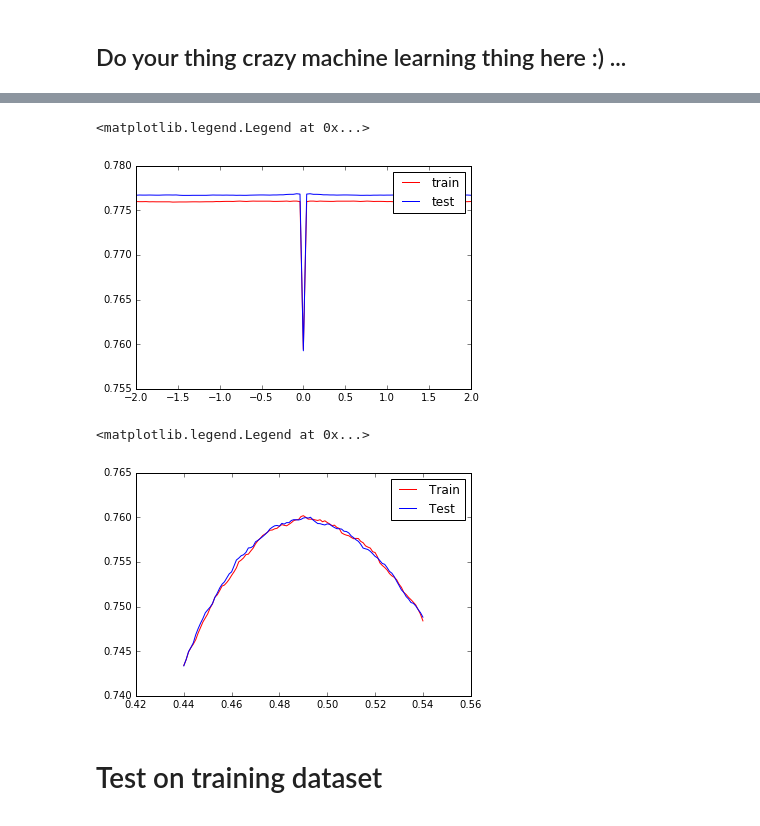
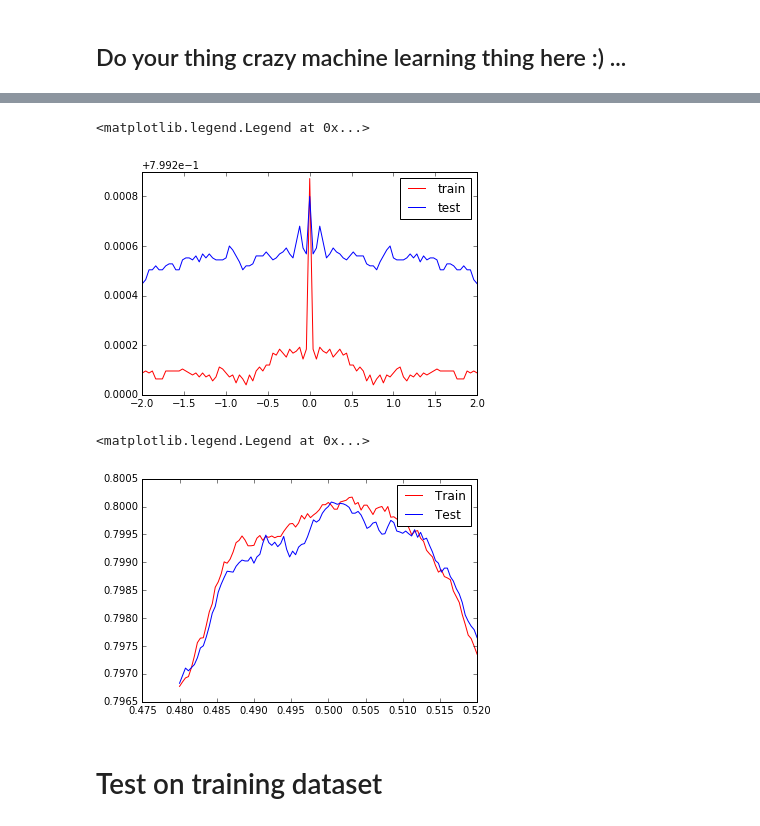
Before and after one commit to deatinor/MachineLearningP1, a Jupyter notebook: scripts/project1.ipynb, the cells around one changed output, grey strips where cells are left out. Cells and saved outputs as stored; diff of their text form; code cells hidden in the pictures.

Commit message:
Best results so far - power 6 - better results maybe possible with better preprocessing

```diff
--- a/scripts/project1.ipynb
+++ b/scripts/project1.ipynb
@@ -197,15 +197,18 @@ tX.shape
 # %% [output]
 (250000, 30)
 # %%
-def build_poly(tX,degree,ones=True):
+def build_poly(tX,degree,ones=True,columns_to_consider=False):
+    if not columns_to_consider:
+        columns_to_consider=range(tX.shape[1])
     # Add ones column
     if ones:
         ones=np.ones(tX.shape[0]).reshape([tX.shape[0],1])
         tX=np.concatenate((tX,ones),axis=1)
+    # Add power of the matrix
     for i in range(2,degree+1):
-        tX=np.concatenate((tX,tX[:,range(30)]**i),axis=1)
+        tX=np.concatenate((tX,tX[:,columns_to_consider]**i),axis=1)
     return tX
 # %%
-tX=build_poly(tX,3)
+tX=build_poly(tX,6)
 tX.shape
 # %% [output]
@@ -434,39 +418,39 @@ plt.plot(lambdas,perc_te,label='test')
 plt.legend()
 # %% [output]
 <matplotlib.legend.Legend at 0x...>
-[figure, old version]
+[figure, new version]
 # %%
 # Basic implementation of logistic regression using the least squares
 def logistic_regression(y,tx,tx_test,threshold=0.5):
     mse,w=least_squares(y,tx)
 
     y_prev=tx.dot(w)
     y_prev=1/(1+np.exp(-y_prev))
     output_train=np.ones(y_prev.shape[0])
     output_train[np.where(y_prev<threshold)] = -1
 
     y_test=tx_test.dot(w)
     y_test=1/(1+np.exp(-y_test))
     output_test=np.ones(y_test.shape[0])
     output_test[np.where(y_test<threshold)] = -1
 
     return output_train,output_test
 
-thresholds=np.linspace(0.44,0.54,101)
+thresholds=np.linspace(0.48,0.52,101)
 perc_log_tr=[]
 perc_log_te=[]
 for threshold in thresholds:
     output_train,output_test=logistic_regression(y_train,tX_train,tX_test,threshold)
     perc_log_tr.append(evaluate_prediction(output_train,y_train))
     perc_log_te.append(evaluate_prediction(output_test,y_test))
 
 
 plt.plot(thresholds,perc_log_tr,'r',label='Train')
 plt.plot(thresholds,perc_log_te,'b',label='Test')
 plt.legend()
 # %% [output]
 <matplotlib.legend.Legend at 0x...>
-[figure, old version]
+[figure, new version]
 # %% [markdown]
 # Test on training dataset
 # %%
```
Also changed, not shown: parts of 9 cells of this notebook.
